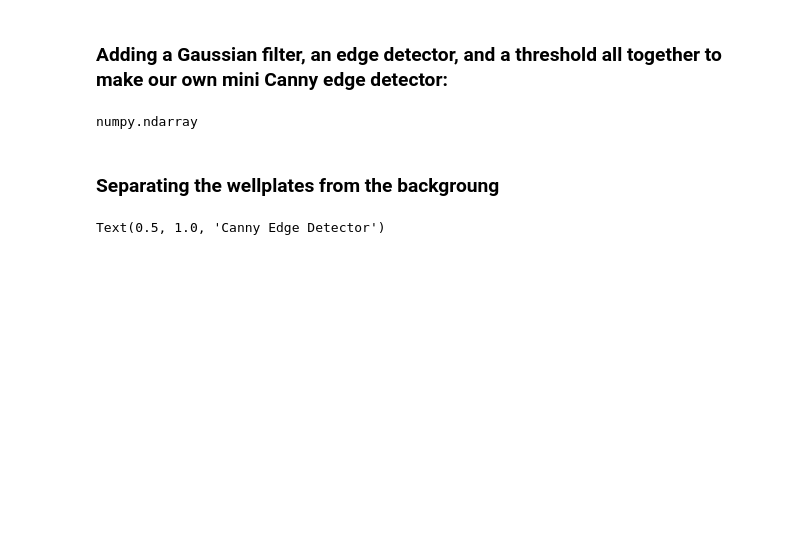
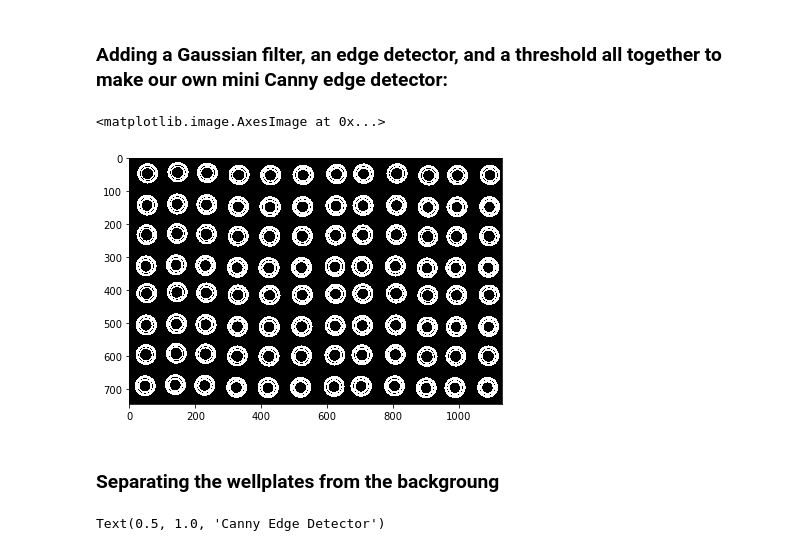
Before and after one commit to jrodguez/musical-robot, a Jupyter notebook: examples/Edge detection.ipynb, the cells around one changed output. Drawn from its saved outputs; the diff is of its cells as text; code cells hidden in the pictures; blank space fills up the shorter version.

```diff
--- a/examples/Edge detection.ipynb
+++ b/examples/Edge detection.ipynb
@@ -62,10 +62,11 @@ def edge_detection(image_name, colorscale):
     return edges
 # %%
 edge_image = edge_detection('../doc/wellplate.png',0)
-# %%
-type(edge_image)
-# %% [output]
-numpy.ndarray
+# %%
+sio.imshow(edge_image)
+# %% [output]
+<matplotlib.image.AxesImage at 0x...>
+[figure, added]
 # %% [markdown]
 ### Separating the wellplates from the backgroung
 # %%
```
Also changed, not shown: parts of 1 cell of this notebook, 8 other files.
